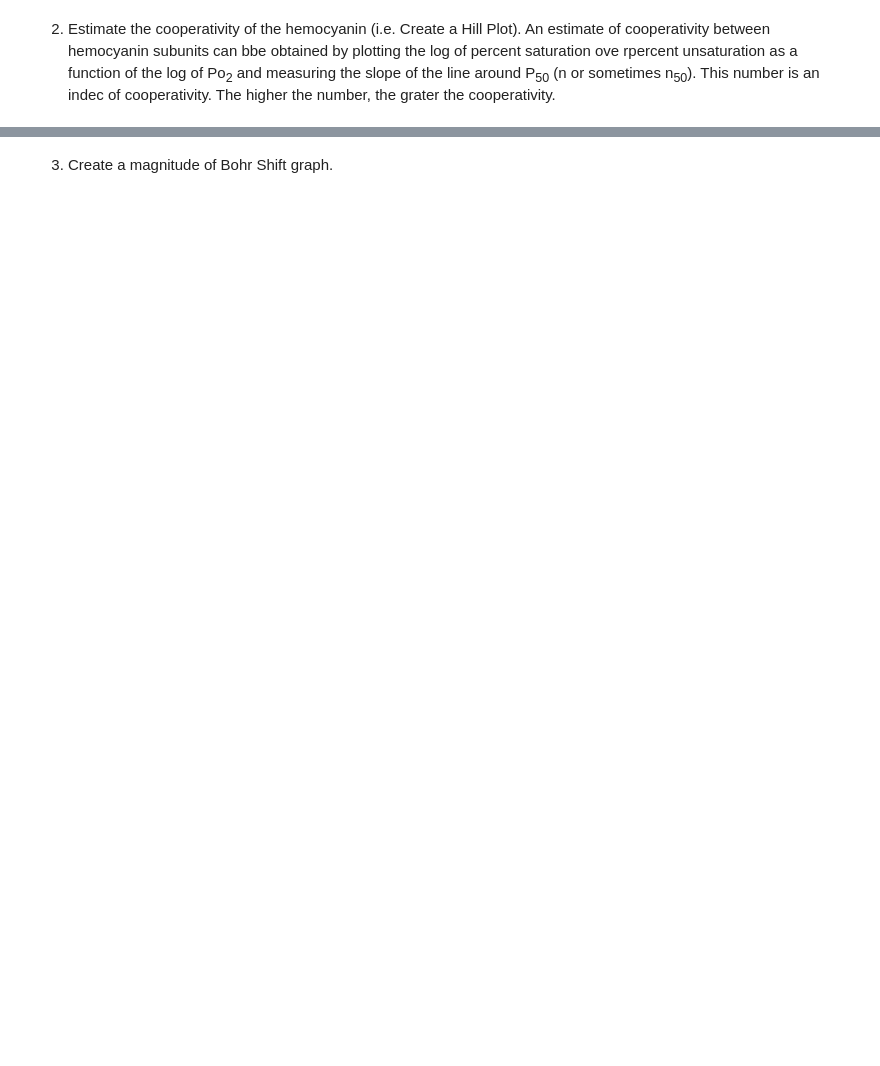
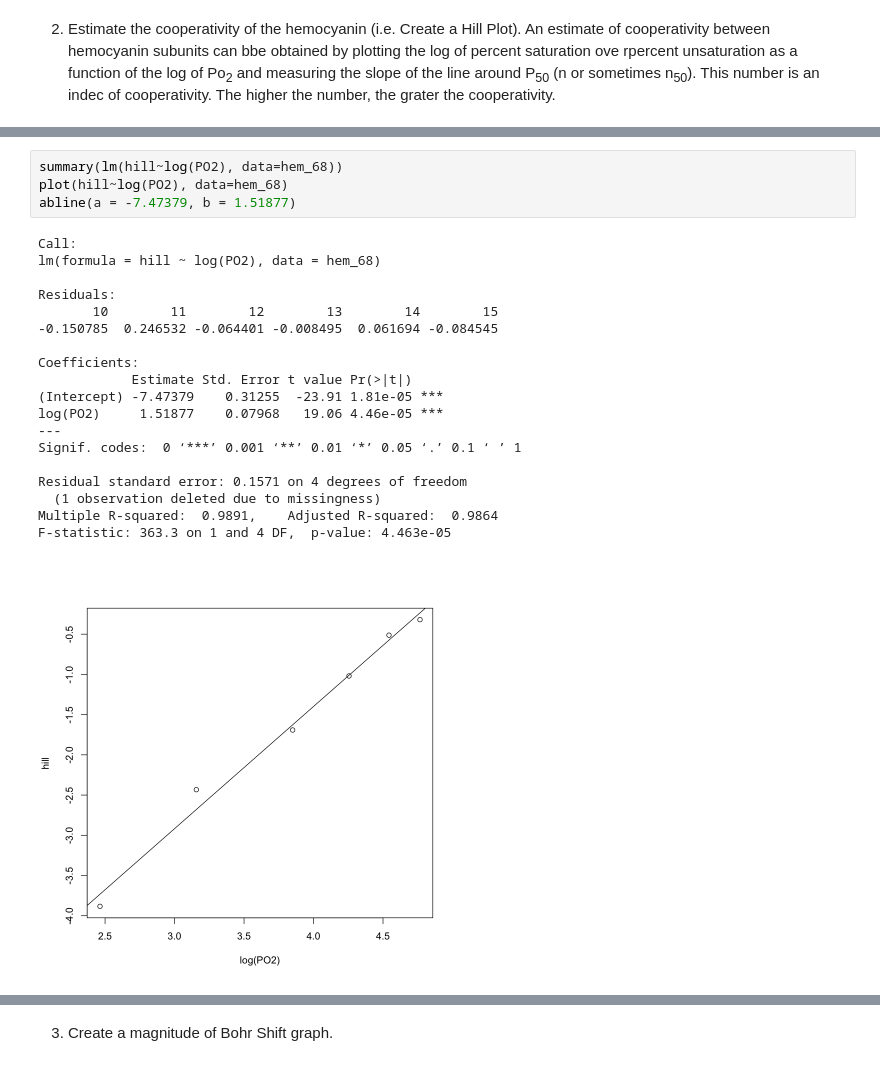
Before and after one commit to andrew2165/biometry_notebooks, a Jupyter notebook: OxygenEqOfHemocyanin.ipynb, the cells around one changed output, grey strips where cells are left out. Drawn from its saved outputs; the diff is of its cells as text; blank space fills up the shorter version.

```diff
--- a/OxygenEqOfHemocyanin.ipynb
+++ b/OxygenEqOfHemocyanin.ipynb
@@ -75,0 +118,24 @@ abline(a = -6.948, b = 1.733)
+# %%
+summary(lm(hill~log(PO2), data=hem_68))
+plot(hill~log(PO2), data=hem_68)
+abline(a = -7.47379, b = 1.51877)
+# %% [output]
+Call:
+lm(formula = hill ~ log(PO2), data = hem_68)
+
+Residuals:
+       10        11        12        13        14        15
+-0.150785  0.246532 -0.064401 -0.008495  0.061694 -0.084545
+
+Coefficients:
+            Estimate Std. Error t value Pr(>|t|)
+(Intercept) -7.47379    0.31255  -23.91 1.81e-05 ***
+log(PO2)     1.51877    0.07968   19.06 4.46e-05 ***
+---
+Signif. codes:  0 ‘***’ 0.001 ‘**’ 0.01 ‘*’ 0.05 ‘.’ 0.1 ‘ ’ 1
+
+Residual standard error: 0.1571 on 4 degrees of freedom
+  (1 observation deleted due to missingness)
+Multiple R-squared:  0.9891,    Adjusted R-squared:  0.9864
+F-statistic: 363.3 on 1 and 4 DF,  p-value: 4.463e-05
+[figure, added]
```
Also changed, not shown: parts of 8 cells of this notebook.
